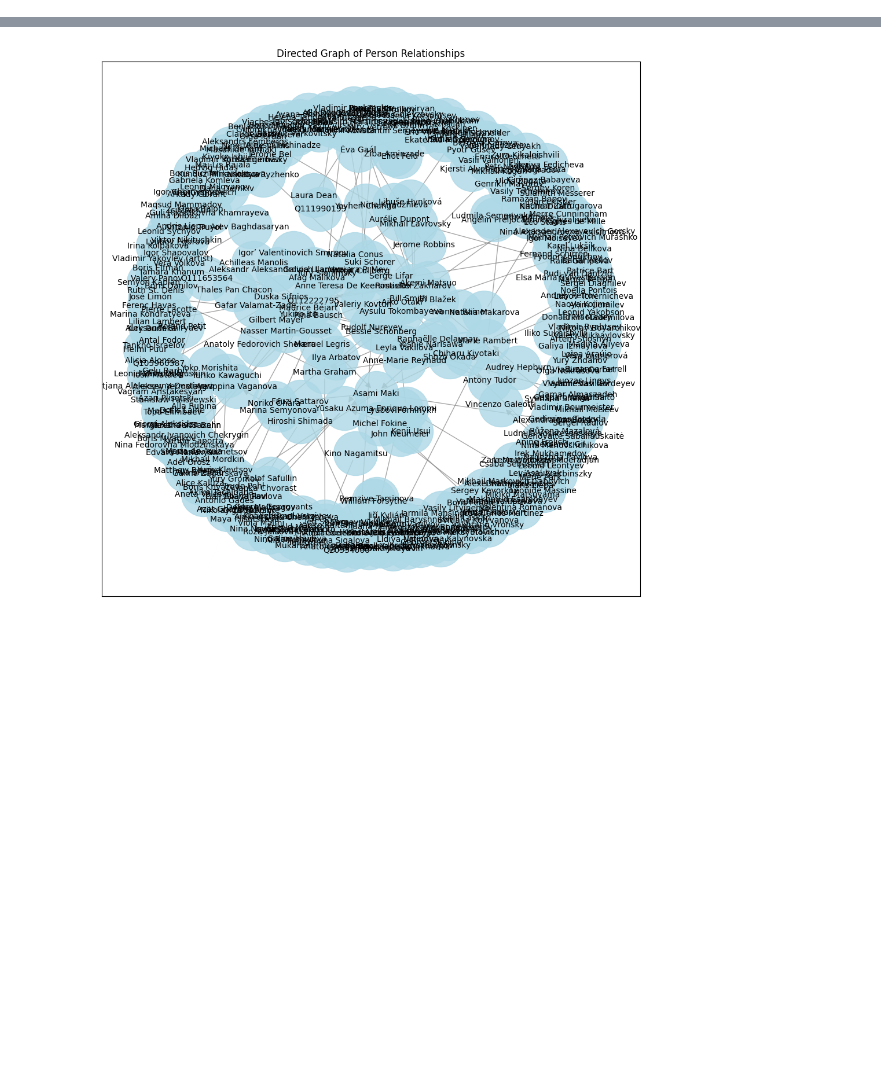
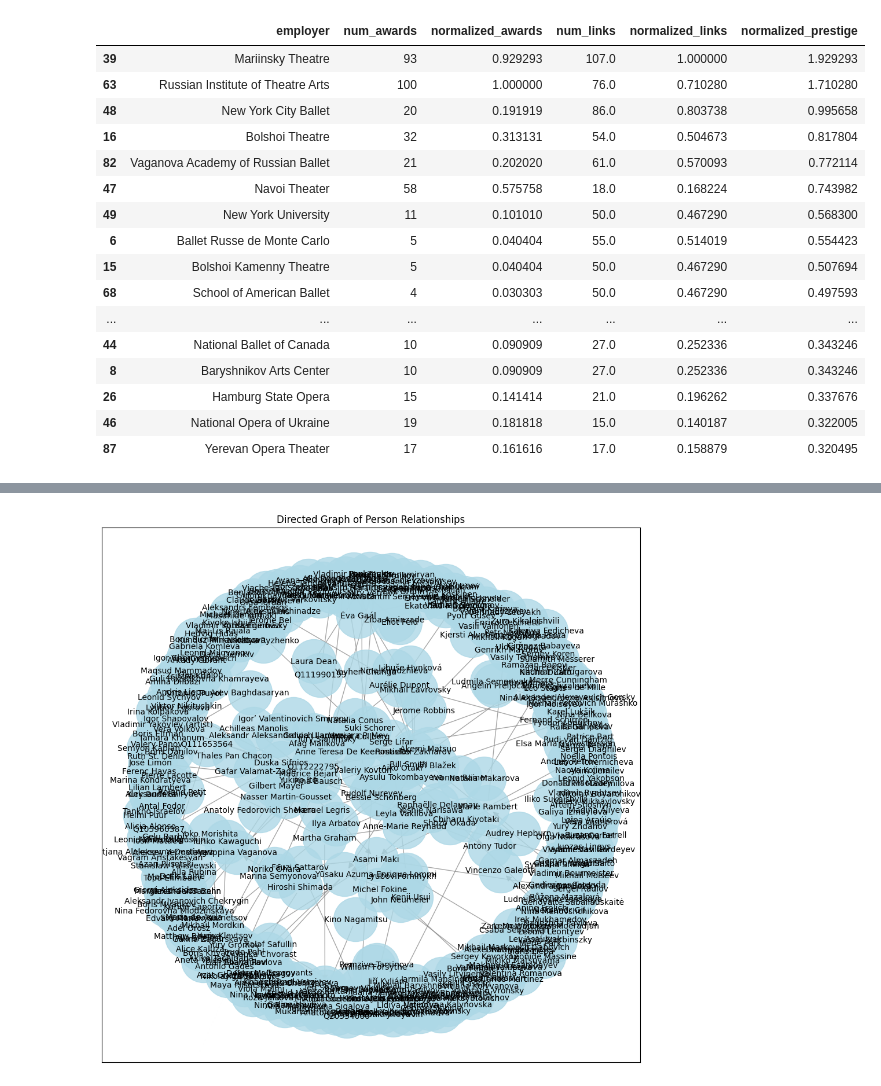
Before and after one commit to qandela/balletmaster, a Jupyter notebook: analyze.ipynb, the cells around one changed output, grey strips where cells are left out. Drawn from its saved outputs; the diff is of its cells as text; code cells hidden in the pictures; blank space fills up the shorter version.

```diff
--- a/analyze.ipynb
+++ b/analyze.ipynb
@@ -52,0 +72,23 @@ memory usage: 97.1+ KB
+# %%
+employer = pd.merge(employer_awards,employer_links,left_on='employer', right_on='employer')
+employer['normalized_prestige'] = employer['normalized_awards'] + employer['normalized_links']
+sorted_employer = employer.sort_values(by='normalized_prestige',ascending=False)
+sorted_employer.head(20)
+# %% [output]
+|  | employer | num_awards | normalized_awards | num_links | normalized_links | normalized_prestige |
+| 39 | Mariinsky Theatre | 93 | 0.929293 | 107.0 | 1.000000 | 1.929293 |
+| 63 | Russian Institute of Theatre Arts | 100 | 1.000000 | 76.0 | 0.710280 | 1.710280 |
+| 48 | New York City Ballet | 20 | 0.191919 | 86.0 | 0.803738 | 0.995658 |
+| 16 | Bolshoi Theatre | 32 | 0.313131 | 54.0 | 0.504673 | 0.817804 |
+| 82 | Vaganova Academy of Russian Ballet | 21 | 0.202020 | 61.0 | 0.570093 | 0.772114 |
+| 47 | Navoi Theater | 58 | 0.575758 | 18.0 | 0.168224 | 0.743982 |
+| 49 | New York University | 11 | 0.101010 | 50.0 | 0.467290 | 0.568300 |
+| 6 | Ballet Russe de Monte Carlo | 5 | 0.040404 | 55.0 | 0.514019 | 0.554423 |
+| 15 | Bolshoi Kamenny Theatre | 5 | 0.040404 | 50.0 | 0.467290 | 0.507694 |
+| 68 | School of American Ballet | 4 | 0.030303 | 50.0 | 0.467290 | 0.497593 |
+| ... | ... | ... | ... | ... | ... | ... |
+| 44 | National Ballet of Canada | 10 | 0.090909 | 27.0 | 0.252336 | 0.343246 |
+| 8 | Baryshnikov Arts Center | 10 | 0.090909 | 27.0 | 0.252336 | 0.343246 |
+| 26 | Hamburg State Opera | 15 | 0.141414 | 21.0 | 0.196262 | 0.337676 |
+| 46 | National Opera of Ukraine | 19 | 0.181818 | 15.0 | 0.140187 | 0.322005 |
+| 87 | Yerevan Opera Theater | 17 | 0.161616 | 17.0 | 0.158879 | 0.320495 |
```
Also changed, not shown: parts of 10 cells of this notebook.
